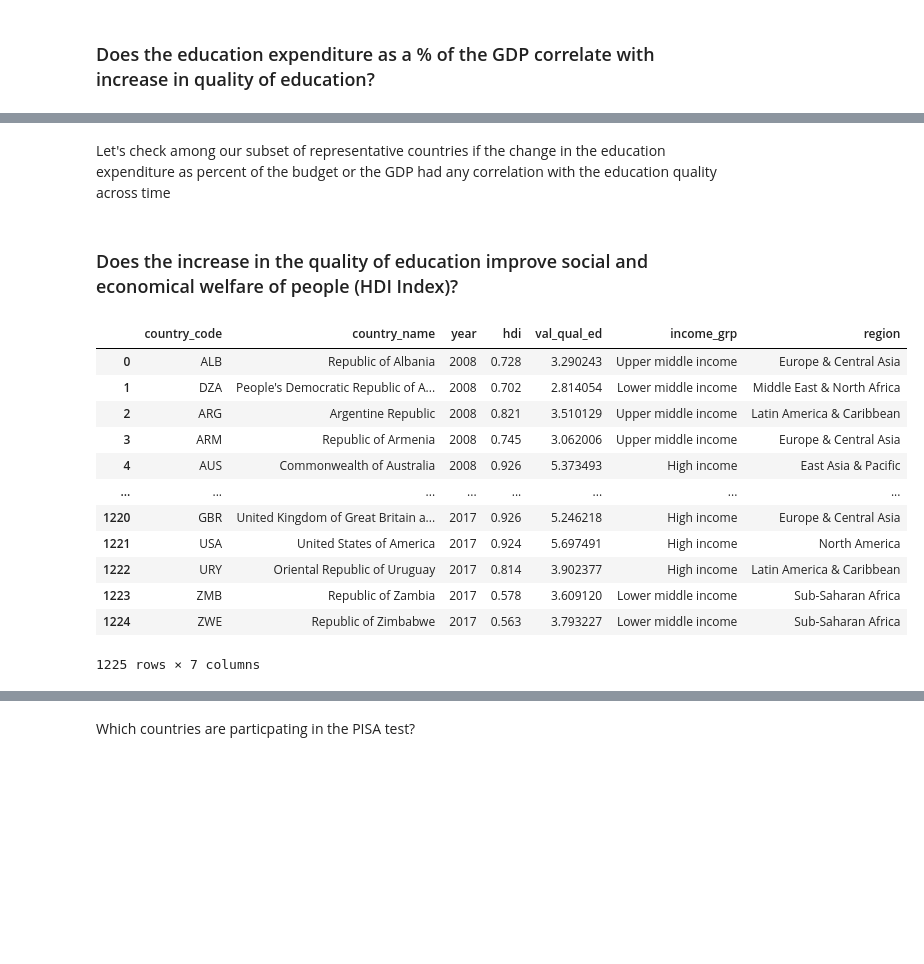
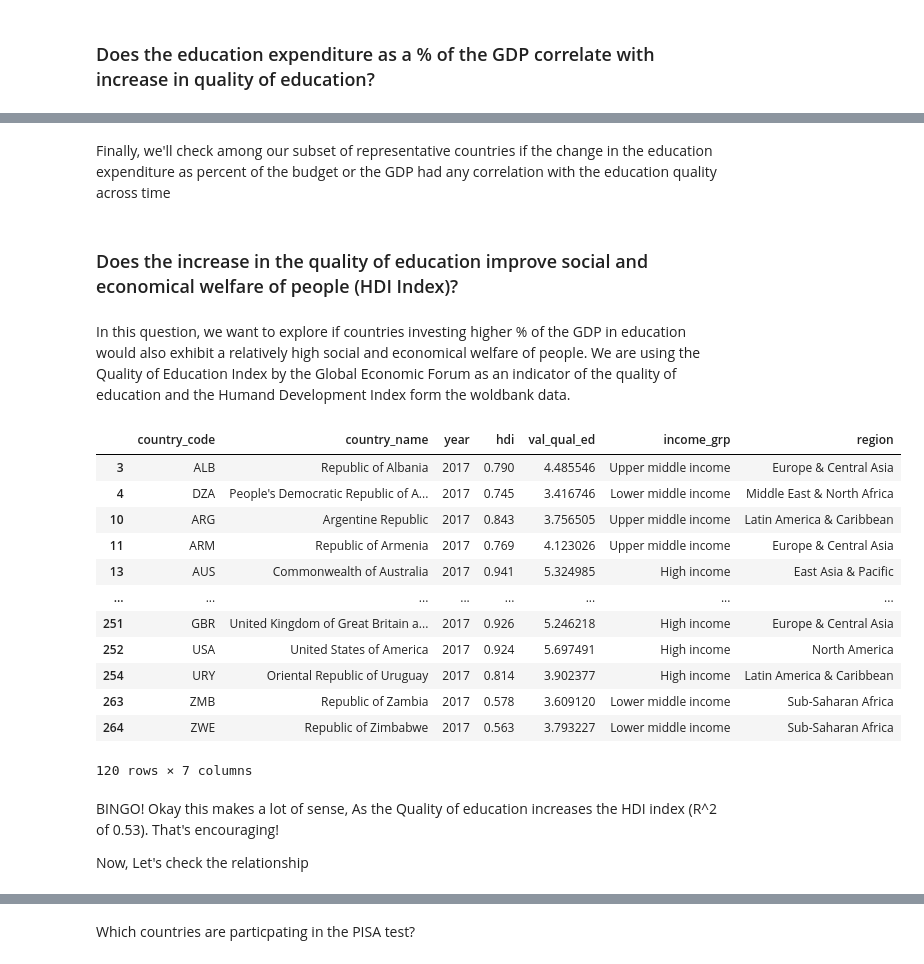
Before and after one commit to IShaalan/BAIT580A---Project-Repo, a Jupyter notebook: analysis.ipynb, the cells around one changed output, grey strips where cells are left out. Cells and saved outputs as stored; diff of their text form; code cells hidden in the pictures; blank space fills up the shorter version.

```diff
--- a/analysis.ipynb
+++ b/analysis.ipynb
@@ -245,4 +272,4 @@ fig.for_each_xaxis(lambda x: x.update(title = 'Percentage of the GDP'))
 
 fig.show()
 # %% [markdown]
-Let's check among our subset of representative countries if the change in the education expenditure as percent of the budget or the GDP had any correlation with the education quality across time
+Finally, we'll  check among our subset of representative countries if the change in the education expenditure as percent of the budget or the GDP had any correlation with the education quality across time
@@ -271,35 +310,37 @@ fig.for_each_yaxis(lambda y: y.update(title = '%'))
 fig.show()
 # %% [markdown]
 ### Does the increase in the quality of education improve social and economical welfare of people (HDI Index)?
+# %% [markdown]
+In this question, we want to explore if countries investing higher % of the GDP in education would also exhibit a relatively high social and economical welfare of people.  We are using the Quality of Education Index by the Global Economic Forum as an indicator of the quality of education and the Humand Development Index form the woldbank data.
 # %%
 # Loading the data from db
 # Main returns: Human Development Index (HDI), Education Quality Index(val_qual_ed)
 # Supplementary information: Country Code, Country Name, Year, Income Group , Region
-qu_hdi_qual = '''SELECT ct.country_code, ct.country_name, hc.year, hdi, val_qual_ed, ct.income_grp, ct.region
+qu_hdi_qual_2017 = '''SELECT ct.country_code, ct.country_name, hc.year, hdi, val_qual_ed, ct.income_grp, ct.region
 FROM edx.education_indicators as ei
 	INNER JOIN edx.human_capital as hc ON ei.year = hc.year and ei.country_code = hc.country_code
 	INNER JOIN edx.country as ct on ct.country_code  = hc.country_code
-WHERE hdi is not NULL and val_qual_ed is not NULL and hc.year BETWEEN 2008 and 2017'''
+WHERE hc.year = 2017'''
 
-cur.execute(query=qu_hdi_qual)
-df_hdi_qual = pd.DataFrame(cur.fetchall())
+cur.execute(query=qu_hdi_qual_2017)
+df_hdi_qual_2017 = pd.DataFrame(cur.fetchall())
 
-df_hdi_qual.columns = ['country_code','country_name','year','hdi','val_qual_ed','income_grp','region']
+df_hdi_qual_2017.columns = ['country_code','country_name','year','hdi','val_qual_ed','income_grp','region']
 
-df_hdi_qual = df_hdi_qual.dropna()
+df_hdi_qual_2017 = df_hdi_qual_2017.dropna()
 
-df_hdi_qual
+df_hdi_qual_2017
 # %% [output]
 |  | country_code | country_name | year | hdi | val_qual_ed | income_grp | region |
-| 0 | ALB | Republic of Albania | 2008 | 0.728 | 3.290243 | Upper middle income | Europe & Central Asia |
-| 1 | DZA | People's Democratic Republic of A... | 2008 | 0.702 | 2.814054 | Lower middle income | Middle East & North Africa |
-| 2 | ARG | Argentine Republic | 2008 | 0.821 | 3.510129 | Upper middle income | Latin America & Caribbean |
-| 3 | ARM | Republic of Armenia | 2008 | 0.745 | 3.062006 | Upper middle income | Europe & Central Asia |
-| 4 | AUS | Commonwealth of Australia | 2008 | 0.926 | 5.373493 | High income | East Asia & Pacific |
+| 3 | ALB | Republic of Albania | 2017 | 0.790 | 4.485546 | Upper middle income | Europe & Central Asia |
+| 4 | DZA | People's Democratic Republic of A... | 2017 | 0.745 | 3.416746 | Lower middle income | Middle East & North Africa |
+| 10 | ARG | Argentine Republic | 2017 | 0.843 | 3.756505 | Upper middle income | Latin America & Caribbean |
+| 11 | ARM | Republic of Armenia | 2017 | 0.769 | 4.123026 | Upper middle income | Europe & Central Asia |
+| 13 | AUS | Commonwealth of Australia | 2017 | 0.941 | 5.324985 | High income | East Asia & Pacific |
 | ... | ... | ... | ... | ... | ... | ... | ... |
-| 1220 | GBR | United Kingdom of Great Britain a... | 2017 | 0.926 | 5.246218 | High income | Europe & Central Asia |
-| 1221 | USA | United States of America | 2017 | 0.924 | 5.697491 | High income | North America |
-| 1222 | URY | Oriental Republic of Uruguay | 2017 | 0.814 | 3.902377 | High income | Latin America & Caribbean |
-| 1223 | ZMB | Republic of Zambia | 2017 | 0.578 | 3.609120 | Lower middle income | Sub-Saharan Africa |
-| 1224 | ZWE | Republic of Zimbabwe | 2017 | 0.563 | 3.793227 | Lower middle income | Sub-Saharan Africa |
+| 251 | GBR | United Kingdom of Great Britain a... | 2017 | 0.926 | 5.246218 | High income | Europe & Central Asia |
+| 252 | USA | United States of America | 2017 | 0.924 | 5.697491 | High income | North America |
+| 254 | URY | Oriental Republic of Uruguay | 2017 | 0.814 | 3.902377 | High income | Latin America & Caribbean |
+| 263 | ZMB | Republic of Zambia | 2017 | 0.578 | 3.609120 | Lower middle income | Sub-Saharan Africa |
+| 264 | ZWE | Republic of Zimbabwe | 2017 | 0.563 | 3.793227 | Lower middle income | Sub-Saharan Africa |
-1225 rows × 7 columns
+120 rows × 7 columns
@@ -320,5 +358,9 @@ fig.update_layout(
 )
 
 fig.show()
+# %% [markdown]
+BINGO! Okay this makes a lot of sense, As the Quality of education increases the HDI index (R^2 of 0.53). That's encouraging!
+
+Now, Let's check the relationship
 # %%
 fig = px.scatter(data_frame=df_hdi_qual_2017,x='val_qual_ed',y='hdi',facet_col='income_grp',hover_name='country_name',color='hdi',trendline='ols'
```
Also changed, not shown: parts of 36 cells of this notebook, 1 other file.
